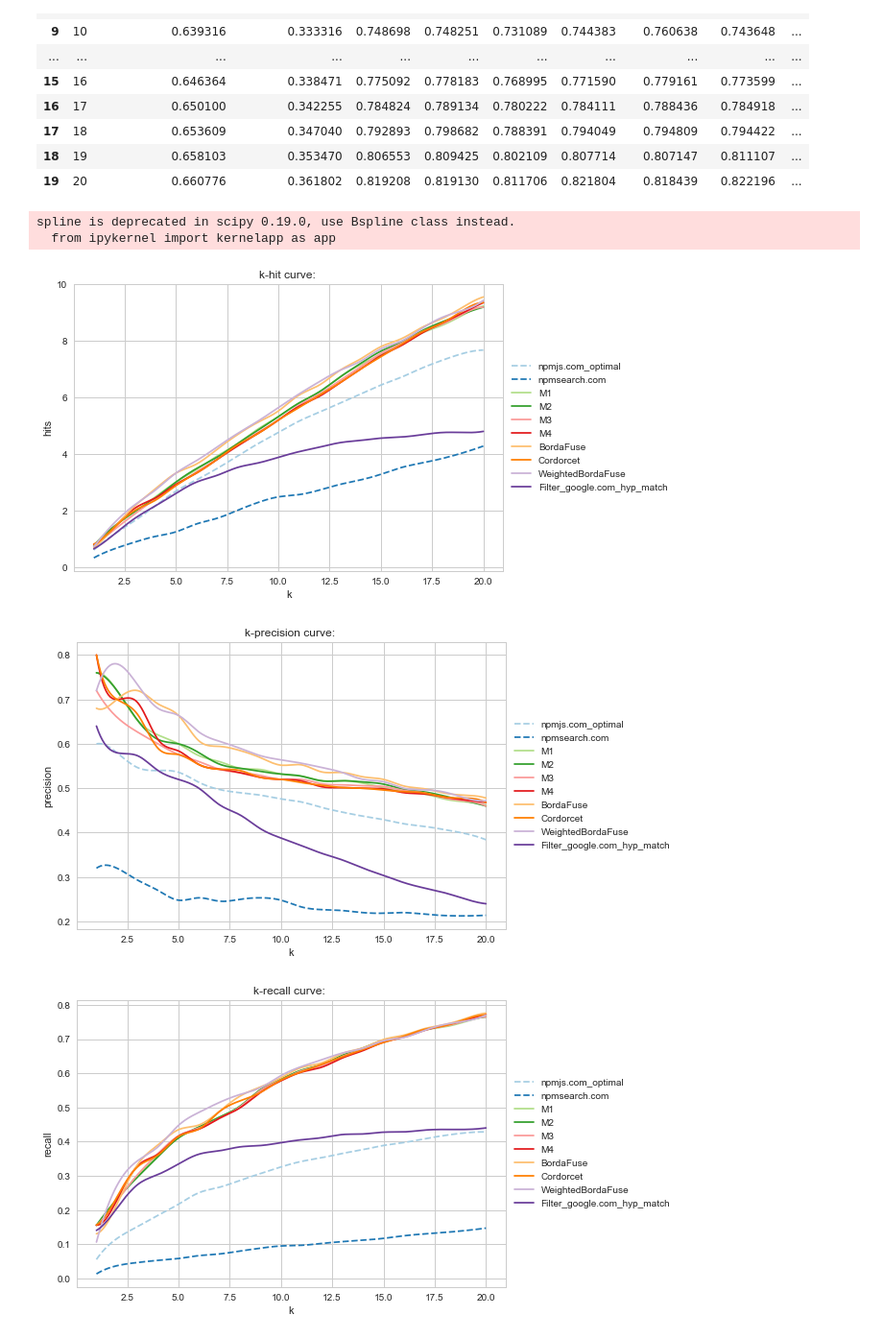
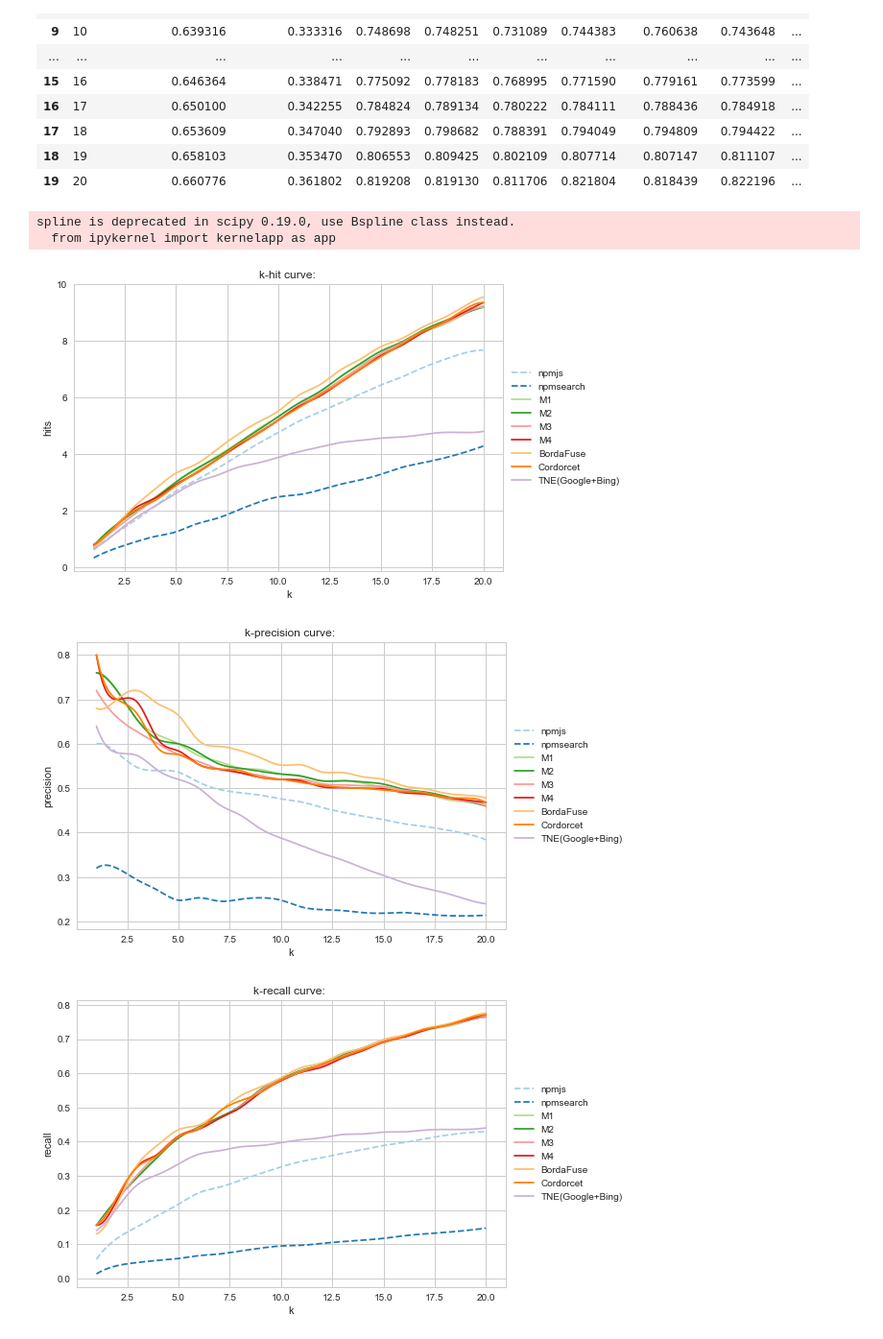
Before and after one commit to bravesoftdz/NPMRetrivalEngine, a Jupyter notebook: notebooks/ShowResults.ipynb, the cells around one changed output. Shown: that part at 96% size. Cells and saved outputs as stored; diff of their text form; code cells hidden in the pictures.

```diff
--- a/notebooks/ShowResults.ipynb
+++ b/notebooks/ShowResults.ipynb
@@ -113,7 +113,7 @@ result_mean_average_precision = []
 
 #Searchers Used
 #print(searchers)
-arr_searchers = pd.Series(['npmjs.com_optimal', 'npmsearch.com', 'M1', 'M2','M3', 'M4', 'BordaFuse', 'Cordorcet', 'WeightedBordaFuse', 'Filter_google.com_hyp_match'])
+arr_searchers = pd.Series(['npmjs.com_optimal', 'npmsearch.com', 'M1', 'M2','M3', 'M4', 'BordaFuse', 'Cordorcet', 'Filter_google.com_hyp_match'])
 #Queries Used
 #print(df['query'].tolist())
 arr_queries = pd.Series(['download free music', 'detect text language', 'download web videos', 'check valid email address',
@@ -217,6 +217,19 @@ dataframe_ndcg_k.head(20)
 | 17 | 18 | 0.653609 | 0.347040 | 0.792893 | 0.798682 | 0.788391 | 0.794049 | 0.794809 | 0.794422 | ... |
 | 18 | 19 | 0.658103 | 0.353470 | 0.806553 | 0.809425 | 0.802109 | 0.807714 | 0.807147 | 0.811107 | ... |
 | 19 | 20 | 0.660776 | 0.361802 | 0.819208 | 0.819130 | 0.811706 | 0.821804 | 0.818439 | 0.822196 | ... |
+# %%
+# Renaming columns for fashion
+
+fashion_names = ['npmjs', 'npmsearch', 'M1', 'M2','M3', 'M4', 'BordaFuse', 'Cordorcet', 'TNE(Google+Bing)'];
+
+dataframe_hits.columns = ['k']+fashion_names
+dataframe_recall.columns = ['k']+fashion_names;
+dataframe_fmeasure.columns = ['k']+fashion_names;
+dataframe_precision.columns = ['k']+fashion_names;
+dataframe_ndcg_k.columns = ['k']+fashion_names;
+dataframe_average_precision.columns = ['k']+fashion_names;
+
+arr_searchers = pd.Series(fashion_names)
 # %%
 import matplotlib.pyplot as pl
 import seaborn as sns
@@ -228,7 +241,7 @@ sns.set_palette(sns.color_palette("Paired",10))
 
 def plplotk(pl,searcher,dataf):
         st = 'solid'
-        if searcher == "npmjs.com_optimal" or searcher == "npmsearch.com":
+        if searcher == "npmjs" or searcher == "npmsearch":
             st = 'dashed'
         k = dataf['k'].tolist()
         k_smooth = np.linspace(min(k),max(k),200)
@@ -279,33 +292,33 @@ pl.ylabel('f-measure')
 #pl.ylim([0.0, 21.05])
 # pl.xlim([1, 20])
 pl.title('k-f-measure curve: ')
 pl.legend(loc='center left', bbox_to_anchor=(1, 0.5))
 pl.show()
 
 for searcher in range(arr_searchers.size):
     plplotk(pl,arr_searchers[searcher],dataframe_ndcg_k)
 
 pl.xlabel('k')
 pl.ylabel('ndcg')
 #pl.ylim([0.0, 21.05])
 # pl.xlim([1, 20])
 pl.title('ndcg curve: ')
 pl.legend(loc='center left', bbox_to_anchor=(1, 0.5))
 pl.show()
 
 for searcher in range(arr_searchers.size):
     plplotk(pl,arr_searchers[searcher],dataframe_average_precision)
 
 pl.xlabel('k')
 pl.ylabel('map')
 #pl.ylim([0.0, 21.05])
 # pl.xlim([1, 20])
 pl.title('map curve: ')
 pl.legend(loc='center left', bbox_to_anchor=(1, 0.5))
 pl.show()
 # %% [output]
 spline is deprecated in scipy 0.19.0, use Bspline class instead.
   from ipykernel import kernelapp as app
-[figure, old version]
+[figure, new version]
-[figure, old version]
+[figure, new version]
-[figure, old version]
+[figure, new version]
```
Also changed, not shown: parts of 23 cells of this notebook, 12 other files.
